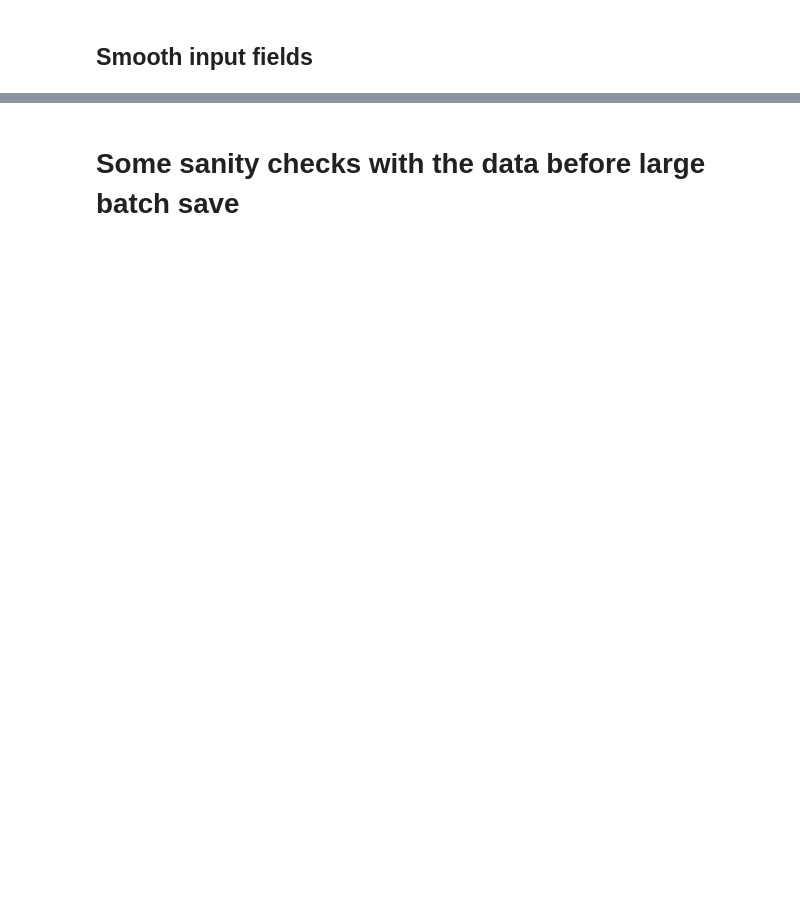
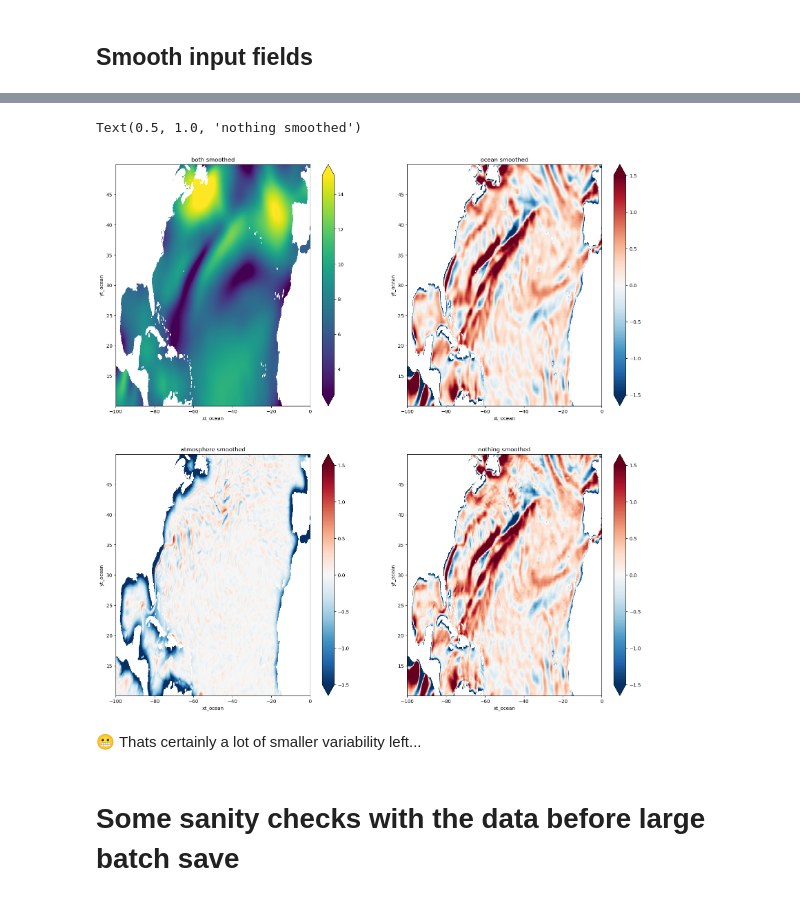
Before and after one commit to ocean-transport/scale-aware-air-sea, a Jupyter notebook: notebooks/jbusecke/workflow/cm26_combine_filter_inputs.ipynb, the cells around one changed output, grey strips where cells are left out. Cells and saved outputs as stored; diff of their text form; code cells hidden in the pictures; blank space fills up the shorter version.

```diff
--- a/notebooks/jbusecke/workflow/cm26_combine_filter_inputs.ipynb
+++ b/notebooks/jbusecke/workflow/cm26_combine_filter_inputs.ipynb
@@ -94,3 +145,27 @@ d.visualize(optimize_graph=True)
+# %%
+ref = mag(ds_plot.u_relative_smoothed, ds_plot.v_relative_smoothed)
+
+plt.figure(figsize=[20, 20])
+plt.subplot(2,2,1)
+ref.plot(robust=True)
+plt.title('both smoothed')
+
+plt.subplot(2,2,2)
+(mag(ds_plot.u_relative_smoothed_ocean_only, ds_plot.v_relative_smoothed_ocean_only) - ref).plot(vmax=1.5)
+plt.title('ocean smoothed')
+
+plt.subplot(2,2,3)
+(mag(ds_plot.u_relative_smoothed_atmos_only, ds_plot.v_relative_smoothed_atmos_only) - ref).plot(vmax=1.5)
+plt.title('atmosphere smoothed')
+
+plt.subplot(2,2,4)
+(mag(ds_plot.u_relative, ds_plot.v_relative) - ref).plot(vmax=1.5)
+plt.title('nothing smoothed')
+# %% [output]
+Text(0.5, 1.0, 'nothing smoothed')
+[figure, added]
+# %% [markdown]
+😬 Thats certainly a lot of smaller variability left...
 # %% [markdown]
 # Some sanity checks with the data before large batch save
 # %%
```
Also changed, not shown: parts of 19 cells of this notebook, 29 other files.
